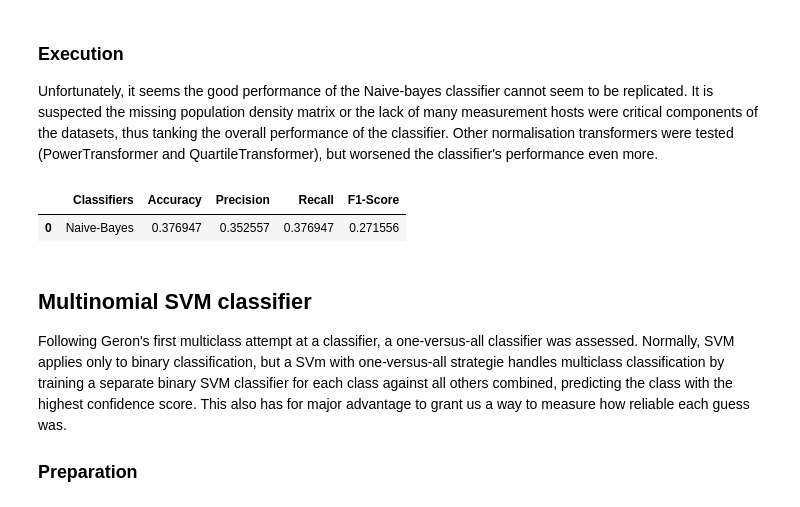
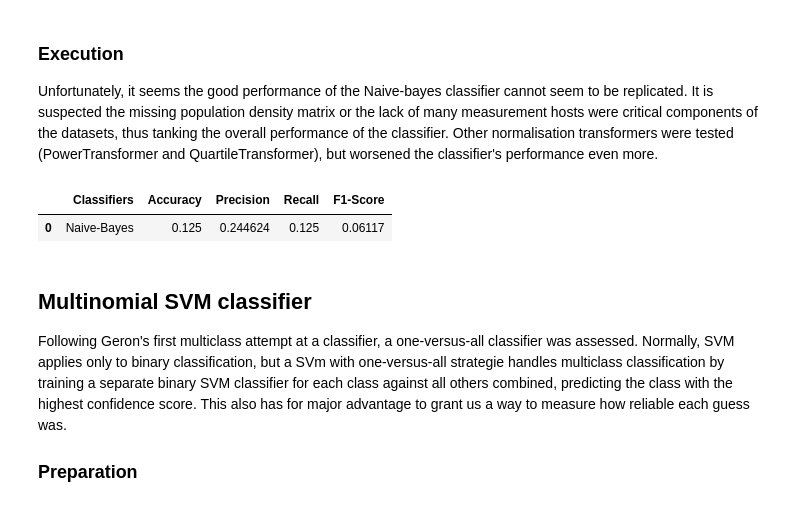
Before and after one commit to rtafurthgarcia/COM763-Assignment, a Jupyter notebook: train.ipynb, the cells around one changed output. Cells and saved outputs as stored; diff of their text form; code cells hidden in the pictures.

Commit message:
Better selection of parameters. Created a basic app.ipynb

```diff
--- a/train.ipynb
+++ b/train.ipynb
@@ -115,0 +127,11 @@ prepared_dev_set
+# %%
+from sklearn.model_selection import GridSearchCV
+from sklearn.naive_bayes import GaussianNB
+
+gnb = GaussianNB()
+
+parameters = {'var_smoothing': np.logspace(9,-9, num=100)}
+gs_gnb = GridSearchCV(estimator=gnb, param_grid=parameters, cv=5, verbose=1, scoring='f1')
+gs_gnb.fit(x_train, y_train)
+
+gs_gnb.best_params_
@@ -119,26 +161,15 @@ prepared_dev_set
 Unfortunately, it seems the good performance of the Naive-bayes classifier cannot seem to be replicated.
 It is suspected the missing population density matrix or the lack of many measurement hosts were critical components of the datasets, thus tanking the overall performance of the classifier. Other normalisation transformers were tested (PowerTransformer and QuartileTransformer), but worsened the classifier's performance even more.
 # %%
-from sklearn.naive_bayes import GaussianNB
-
-gnb = GaussianNB()
-
-feature_columns = ['sqrt__sqrt', 'untouched__hops']
-label_column = 'remainder__ground_truth'
-x_train = prepared_train_set[feature_columns]   # type: ignore # shape (n_samples, 2)
-y_train = prepared_train_set[label_column] # type: ignore
-
-x_test = prepared_dev_set[feature_columns] # type: ignore
-y_test = prepared_dev_set[label_column] # type: ignore
-
+gnb = GaussianNB(**gs_gnb.best_params_)
 results: list[tuple] = []
 gaussian_nb_predictions = gnb.fit(x_train, y_train).predict(x_test)
 results.append(("Naive-Bayes", y_test, gaussian_nb_predictions))
 
 generate_metrics(results)
 # %% [output]
 |  | Classifiers | Accuracy | Precision | Recall | F1-Score |
-| 0 | Naive-Bayes | 0.376947 | 0.352557 | 0.376947 | 0.271556 |
+| 0 | Naive-Bayes | 0.125 | 0.244624 | 0.125 | 0.06117 |
 # %% [markdown]
 ## Multinomial SVM classifier
 
```
Also changed, not shown: parts of 22 cells of this notebook, 3 other files.
